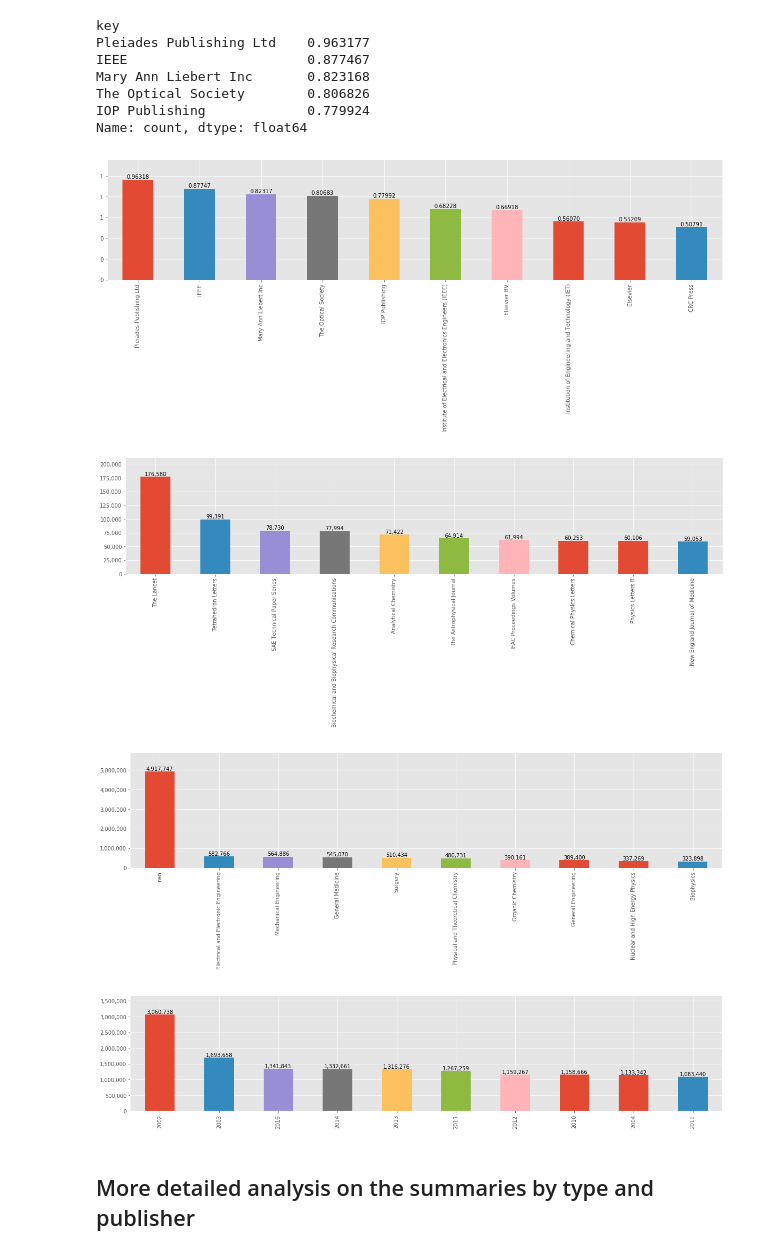
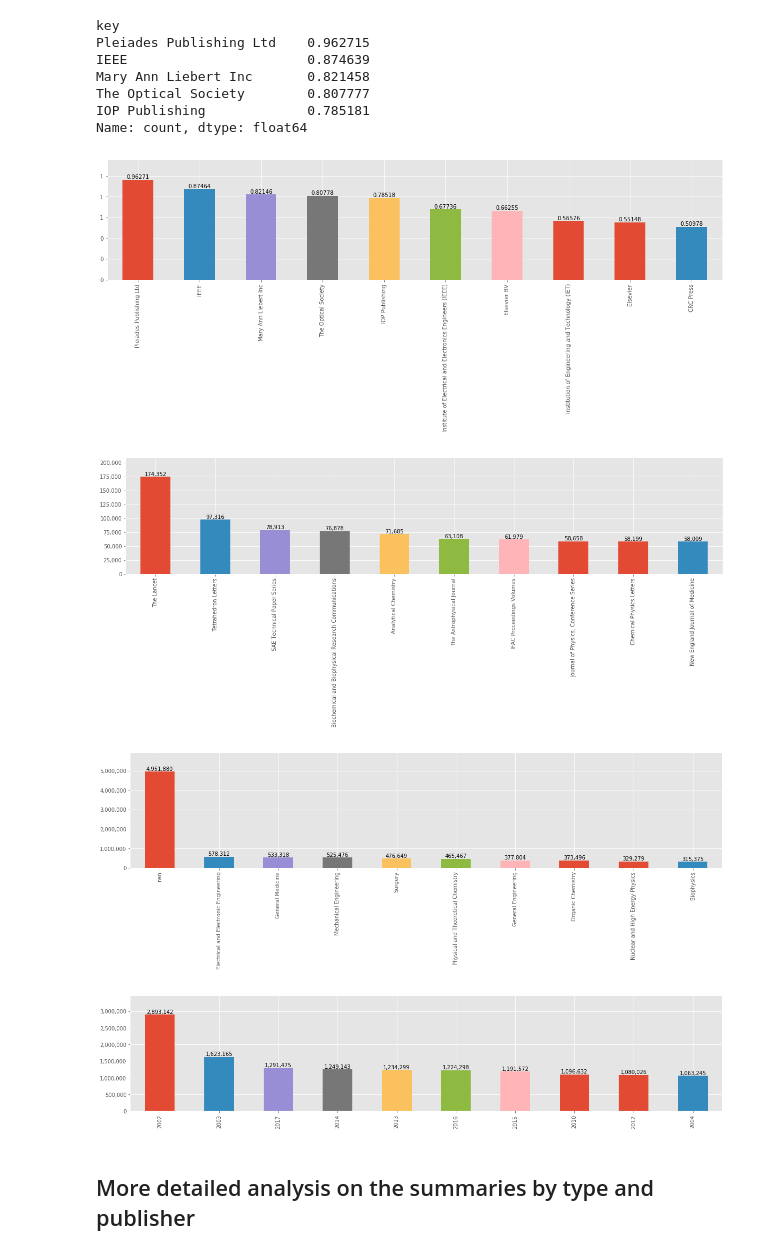
Before and after one commit to elifesciences/datacapsule-crossref, a Jupyter notebook: notebooks/citation-stats.ipynb, the cells around one changed output. Saved outputs shown, nothing was run; the diff lists cells and outputs as text; code cells hidden in the pictures.

Commit message:
updated results post 21st jan 2018; moved not updated cleaning stats to separate file

```diff
--- a/notebooks/citation-stats.ipynb
+++ b/notebooks/citation-stats.ipynb
@@ -235,6 +196,6 @@ Name: count, dtype: float64
 # %%
 df_temp = (
-    df_reference_stat[df_reference_stat['type'] == 'non_oa_ref-publisher']
+    df_reference_stat[df_reference_stat['type'] == 'non_oa_ref_publisher']
     .drop('type', axis=1)
     .set_index('key')
 )
@@ -252,40 +213,40 @@ print(df_temp3['count'].sort_values(ascending=False).head())
 show_counts(df_temp3['count'].sort_values(ascending=False).head(10), number_format='{:,.5f}', figsize=(20, 4))
 # %% [output]
 key
-Pleiades Publishing Ltd    0.963177
-IEEE                       0.877467
-Mary Ann Liebert Inc       0.823168
-The Optical Society        0.806826
-IOP Publishing             0.779924
+Pleiades Publishing Ltd    0.962715
+IEEE                       0.874639
+Mary Ann Liebert Inc       0.821458
+The Optical Society        0.807777
+IOP Publishing             0.785181
 Name: count, dtype: float64
 [figure]
 # %%
 df_temp = (
-    df_reference_stat[df_reference_stat['type'] == 'non_oa_ref-countainer_title']
+    df_reference_stat[df_reference_stat['type'] == 'non_oa_ref_countainer_title']
     .drop('type', axis=1)
     .set_index('key')
 )
 show_counts(df_temp['count'].head(10), figsize=(20, 4))
 # %% [output]
-[figure, old version]
+[figure, new version]
 # %%
 df_temp = (
-    df_reference_stat[df_reference_stat['type'] == 'non_oa_ref-first_subject_area']
+    df_reference_stat[df_reference_stat['type'] == 'non_oa_ref_first_subject_area']
     .drop('type', axis=1)
     .set_index('key')
 )
 show_counts(df_temp['count'].head(10), figsize=(20, 4))
 # %% [output]
-[figure, old version]
+[figure, new version]
 # %%
 df_temp = (
-    df_reference_stat[df_reference_stat['type'] == 'non_oa_ref-created']
+    df_reference_stat[df_reference_stat['type'] == 'non_oa_ref_created']
     .drop('type', axis=1)
     .set_index('key')
 )
 show_counts(df_temp['count'].head(10), figsize=(20, 4))
 # %% [output]
-[figure, old version]
+[figure, new version]
 # %% [markdown]
 ## More detailed analysis on the summaries by type and publisher
 # %%
```
Also changed, not shown: parts of 26 cells of this notebook, 1 other file.
